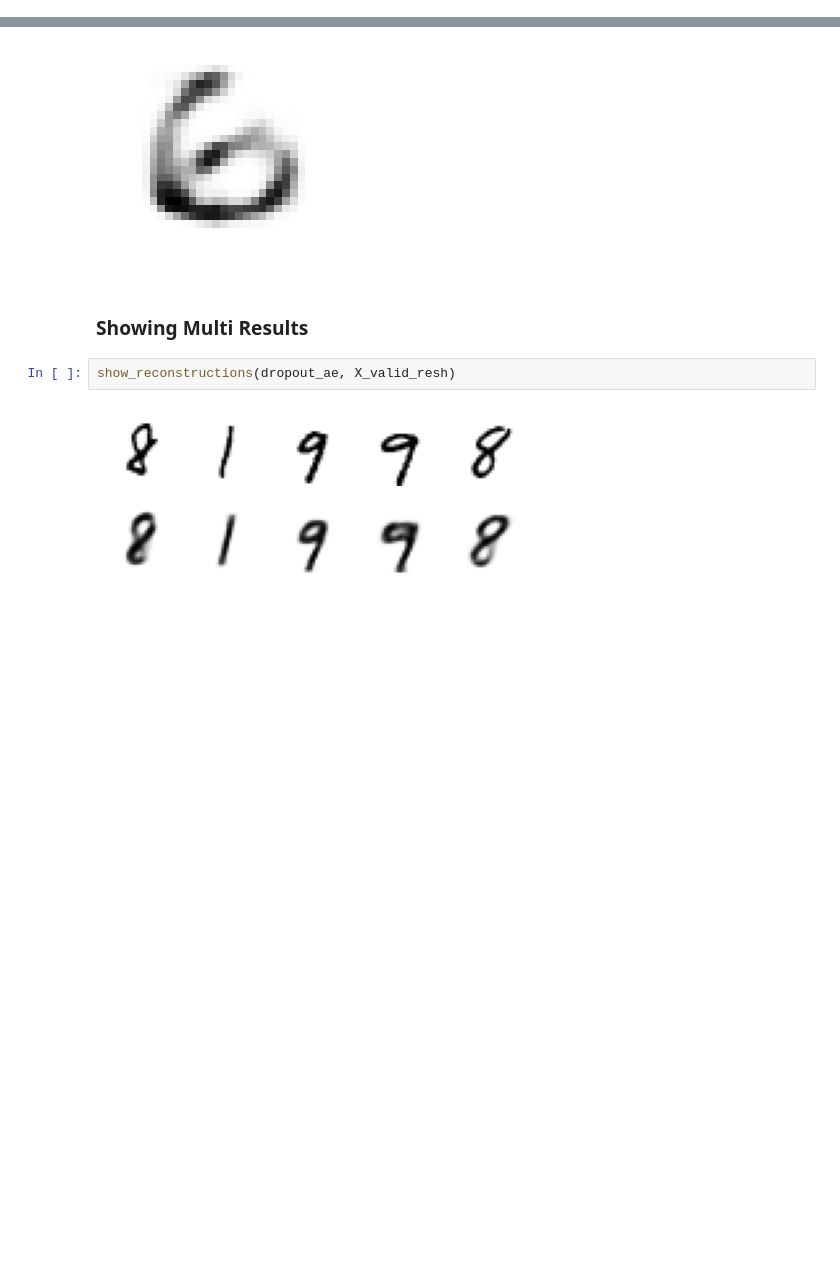
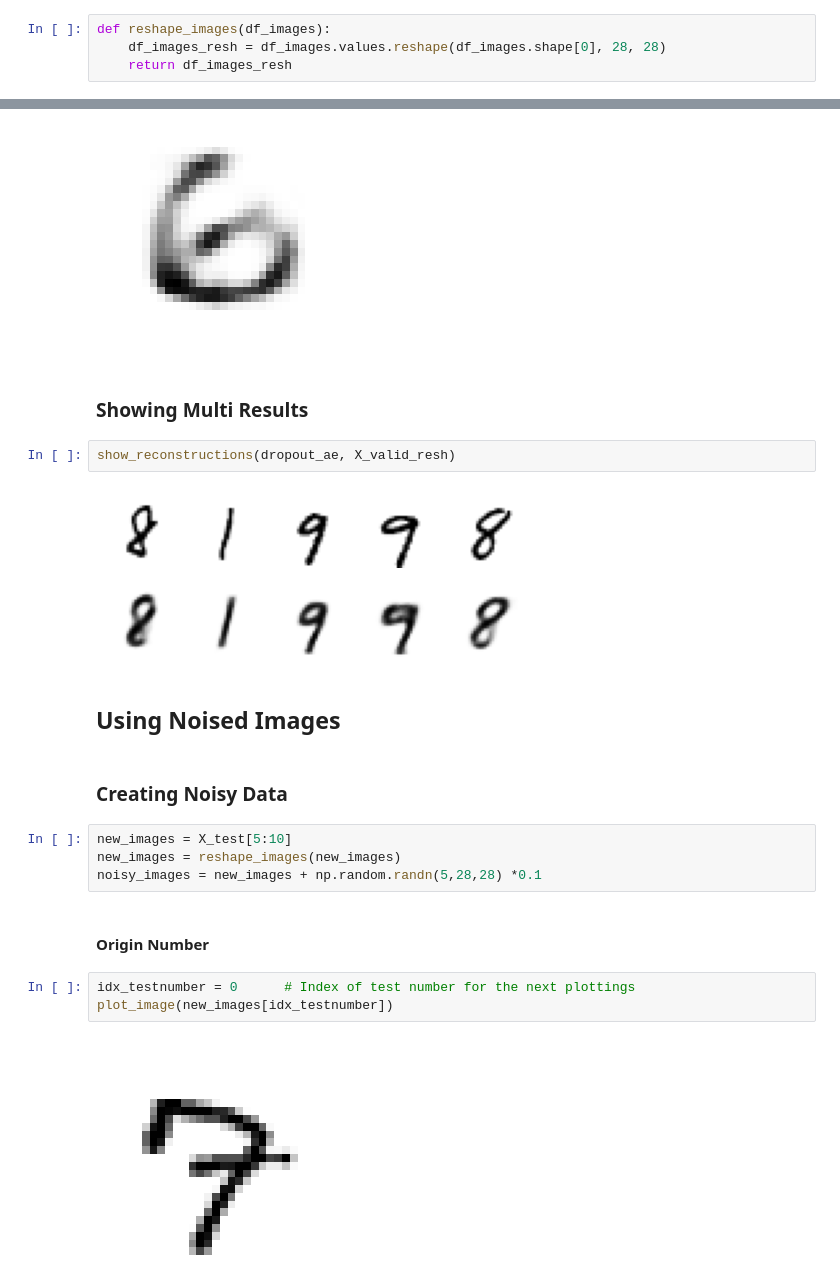
Before and after one commit to IIIskiplikIII/autoencoding-mnist, a Jupyter notebook: autoencoding-mnist.ipynb, the cells around one changed output, grey strips where cells are left out. Cells and saved outputs as stored; diff of their text form; blank space fills up the shorter version.

Commit message:
Testdata noised - Testdata is noised to use the model on unknown data - Added multiple plottings for printing the new results.

```diff
--- a/autoencoding-mnist.ipynb
+++ b/autoencoding-mnist.ipynb
@@ -135,6 +135,10 @@ print(f'"X_test" shape: {X_test.shape}')
 "X_test" shape: (28000, 784)
 # %% [markdown]
 #### Reshaping Data in Tensor Batch Structure
+# %%
+def reshape_images(df_images):
+    df_images_resh = df_images.values.reshape(df_images.shape[0], 28, 28)
+    return df_images_resh
 # %%
 X_train_resh = X_train.values.reshape(X_train.shape[0], 28, 28)
 X_valid_resh = X_valid.values.reshape(X_valid.shape[0], 28, 28)
@@ -296,3 +305,18 @@ plot_image(dropout_ae.predict(testimage)[0, :, :])  # needed to extract the seco
 show_reconstructions(dropout_ae, X_valid_resh)
 # %% [output]
 [figure]
+# %% [markdown]
+## Using Noised Images
+# %% [markdown]
+### Creating Noisy Data
+# %%
+new_images = X_test[5:10]
+new_images = reshape_images(new_images)
+noisy_images = new_images + np.random.randn(5,28,28) *0.1
+# %% [markdown]
+#### Origin Number
+# %%
+idx_testnumber = 0      # Index of test number for the next plottings
+plot_image(new_images[idx_testnumber])
+# %% [output]
+[figure, added]
```
Also changed, not shown: parts of 21 cells of this notebook.
